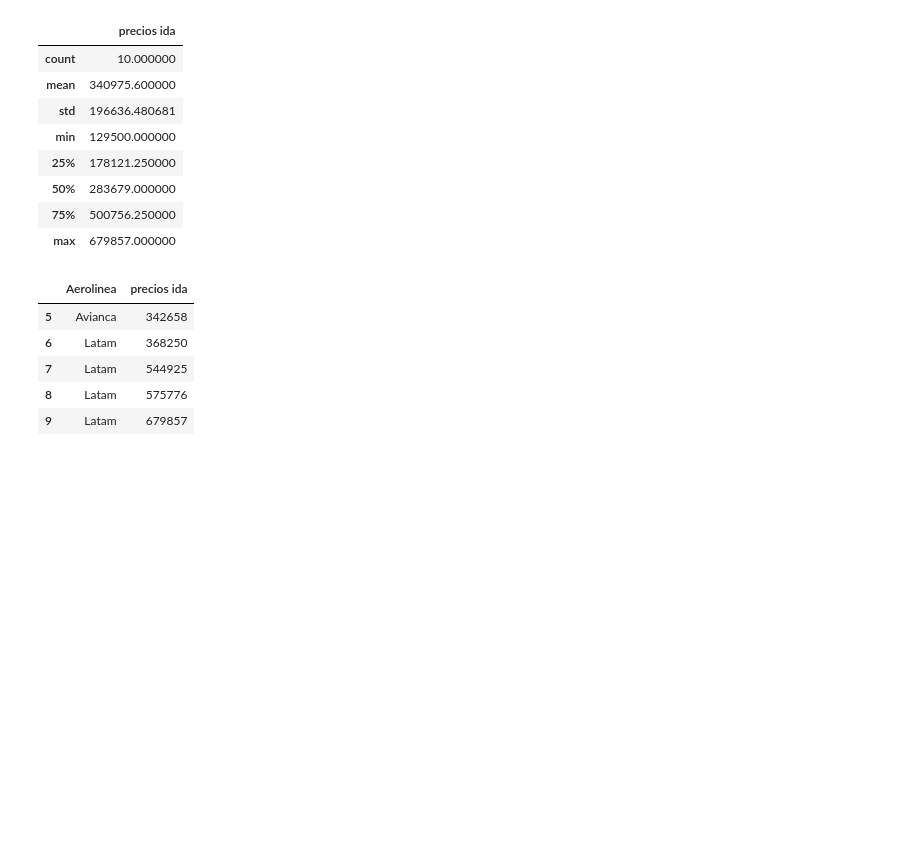
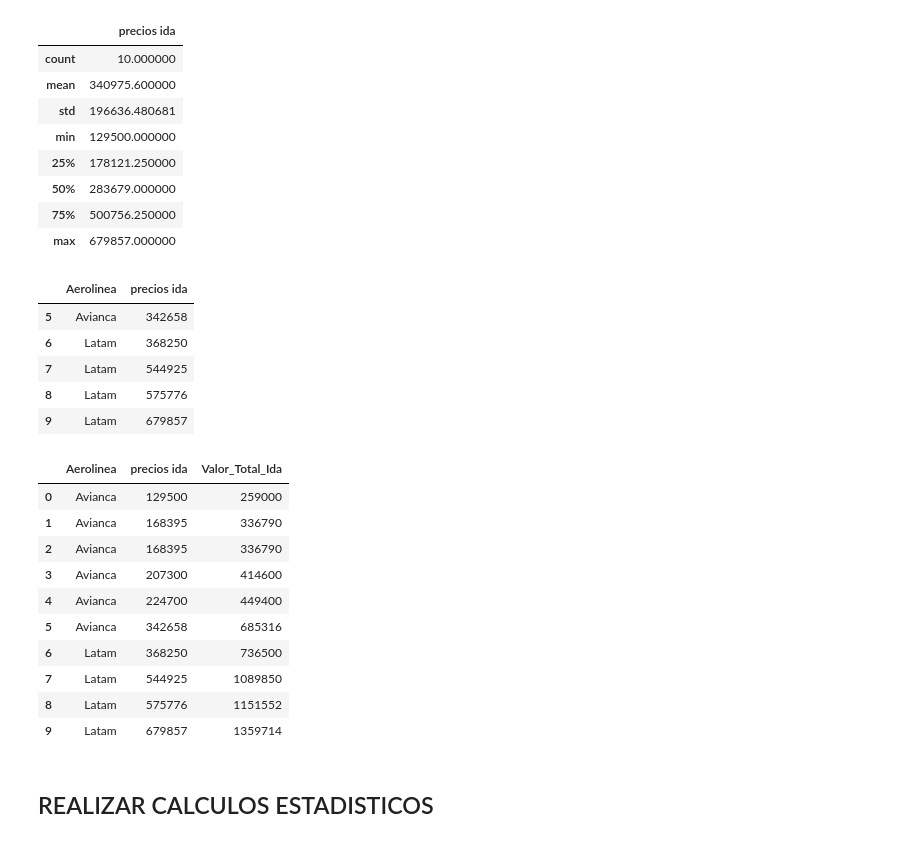
Before and after one commit to Starleen1996/analisis_datos_curso, a Jupyter notebook: pandas_documentos_clase6.ipynb, the cells around one changed output. Cells and saved outputs as stored; diff of their text form; code cells hidden in the pictures; blank space fills up the shorter version.

```diff
--- a/pandas_documentos_clase6.ipynb
+++ b/pandas_documentos_clase6.ipynb
@@ -91,3 +91,21 @@ df_precios.tail()
 | 7 | Latam | 544925 |
 | 8 | Latam | 575776 |
 | 9 | Latam | 679857 |
+# %%
+#CREAR UNA NUEVA COLUMNA PARAEL CALCULO TOTAL DE LOS TIQUETES PARA 2 PERSONAS
+df_precios["Valor_Total_Ida"] = df_precios["precios ida"] * 2
+df_precios
+# %% [output]
+|  | Aerolinea | precios ida | Valor_Total_Ida |
+| 0 | Avianca | 129500 | 259000 |
+| 1 | Avianca | 168395 | 336790 |
+| 2 | Avianca | 168395 | 336790 |
+| 3 | Avianca | 207300 | 414600 |
+| 4 | Avianca | 224700 | 449400 |
+| 5 | Avianca | 342658 | 685316 |
+| 6 | Latam | 368250 | 736500 |
+| 7 | Latam | 544925 | 1089850 |
+| 8 | Latam | 575776 | 1151552 |
+| 9 | Latam | 679857 | 1359714 |
+# %% [markdown]
+## REALIZAR CALCULOS ESTADISTICOS
```
Also changed, not shown: parts of 1 cell of this notebook.
